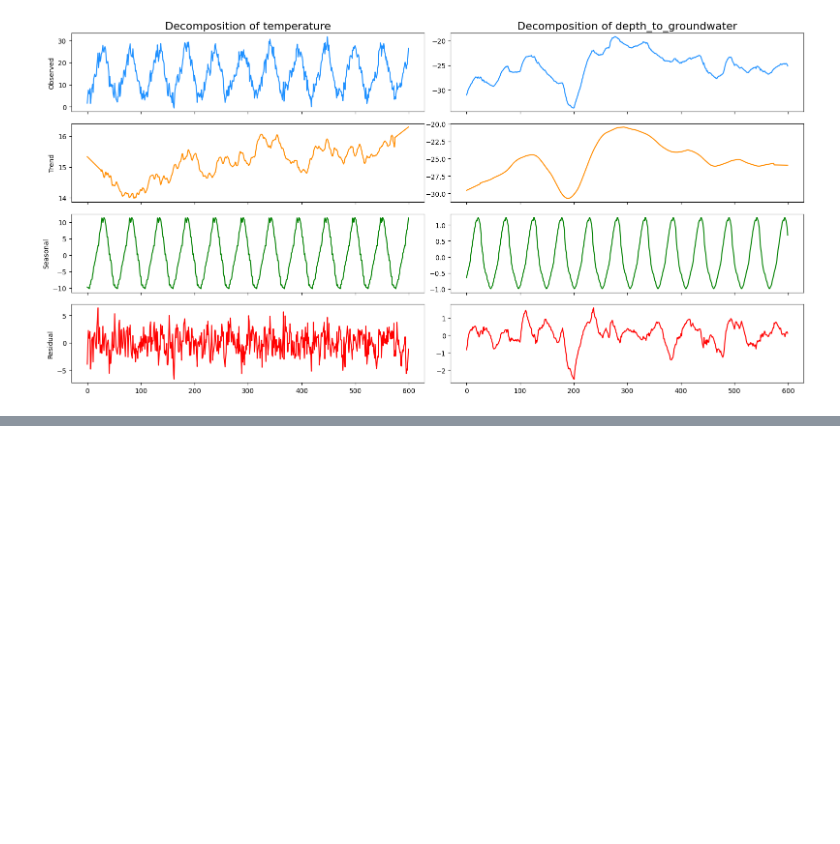
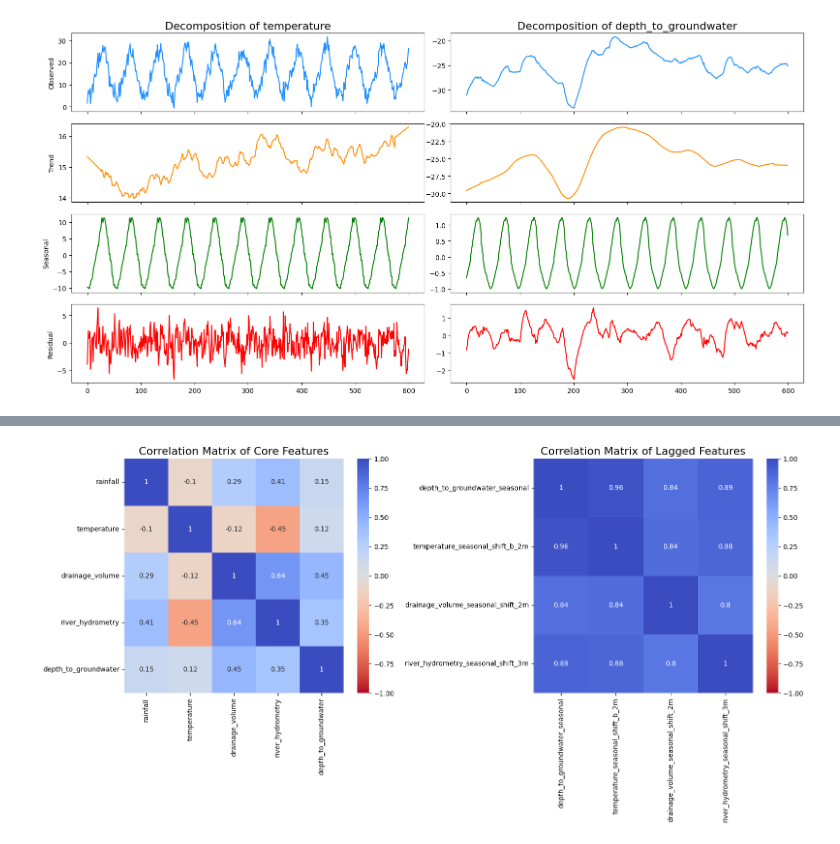
Before and after one commit to rober12345/time-series-project-tutorial, a Jupyter notebook: solutionRobUgalde.ipynb, the cells around one changed output, grey strips where cells are left out. Saved outputs shown, nothing was run; the diff lists cells and outputs as text; code cells hidden in the pictures; blank space fills up the shorter version.

```diff
--- a/solutionRobUgalde.ipynb
+++ b/solutionRobUgalde.ipynb
@@ -715,0 +738,24 @@ plt.show()
+# %%
+f, ax = plt.subplots(nrows=1, ncols=2, figsize=(16, 8))
+
+corrmat = df[core_columns].corr()
+
+sns.heatmap(corrmat, annot=True, vmin=-1, vmax=1, cmap='coolwarm_r', ax=ax[0])
+ax[0].set_title('Correlation Matrix of Core Features', fontsize=16)
+
+shifted_cols = [
+    'depth_to_groundwater_seasonal',
+    'temperature_seasonal_shift_b_2m',
+    'drainage_volume_seasonal_shift_2m',
+    'river_hydrometry_seasonal_shift_3m'
+]
+corrmat = df[shifted_cols].corr()
+
+sns.heatmap(corrmat, annot=True, vmin=-1, vmax=1, cmap='coolwarm_r', ax=ax[1])
+ax[1].set_title('Correlation Matrix of Lagged Features', fontsize=16)
+
+
+plt.tight_layout()
+plt.show()
+# %% [output]
+[figure, added]
```
Also changed, not shown: parts of 17 cells of this notebook.
